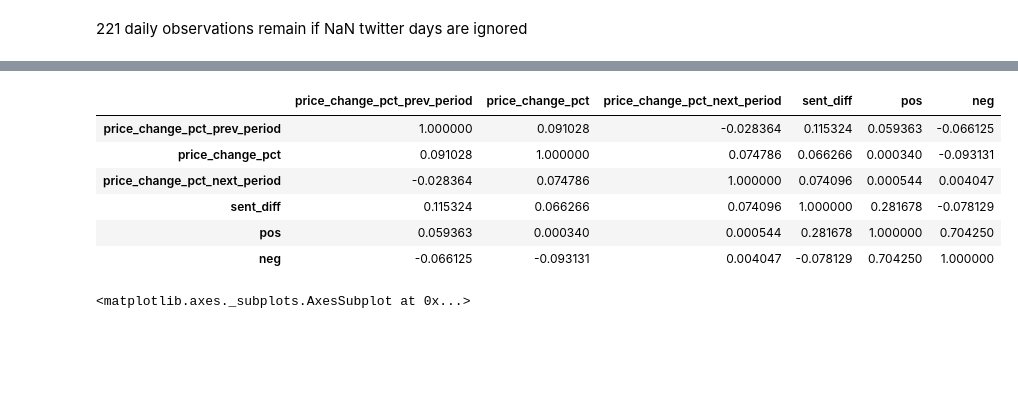
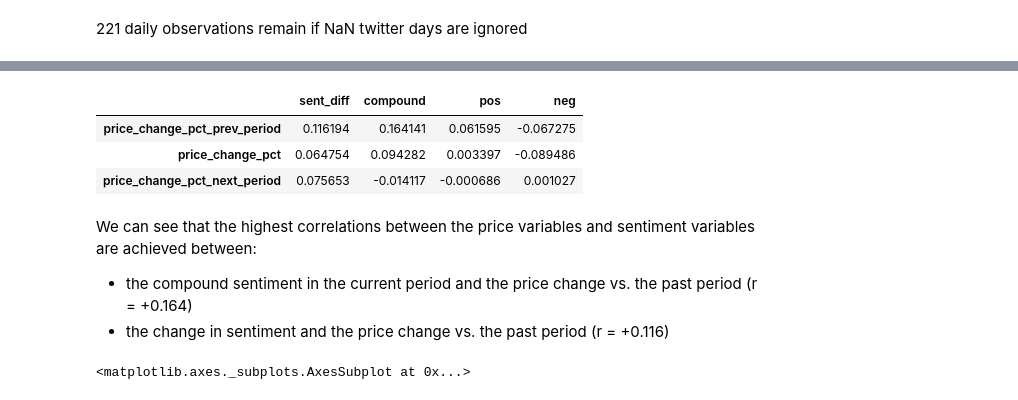
Before and after one commit to Liam-O/Data620, a Jupyter notebook: FinalProject/getting_btc_price.ipynb, the cells around one changed output, grey strips where cells are left out. Saved outputs shown, nothing was run; the diff lists cells and outputs as text; code cells hidden in the pictures; blank space fills up the shorter version.

```diff
--- a/FinalProject/getting_btc_price.ipynb
+++ b/FinalProject/getting_btc_price.ipynb
@@ -57,7 +51,7 @@ import matplotlib.pyplot as plt
 # btc.to_pickle("processed_data/bitstampUSD_processed_2017.p")
 # %%
 #Changed file extension form .p to .pkl --> Liam
-processed_path = "processed_data/bitstampUSD_processed_2017.pkl"
+processed_path = "processed_data/bitstampUSD_processed_2017.p"
 btc = pd.read_pickle(processed_path)
 # %%
 btc.head()
@@ -501,14 +516,18 @@ plt.show()
 # %%
-btc_twt[["price_change_pct_prev_period","price_change_pct","price_change_pct_next_period",
-         twt_var,"pos","neg"]].corr()
+correlations = btc_twt[["price_change_pct_prev_period","price_change_pct","price_change_pct_next_period",
+         "sent_diff","compound","pos","neg"]].corr()
+
+correlations.iloc[0:3,3:]
 # %% [output]
-|  | price_change_pct_prev_period | price_change_pct | price_change_pct_next_period | sent_diff | pos | neg |
-| price_change_pct_prev_period | 1.000000 | 0.091028 | -0.028364 | 0.115324 | 0.059363 | -0.066125 |
-| price_change_pct | 0.091028 | 1.000000 | 0.074786 | 0.066266 | 0.000340 | -0.093131 |
-| price_change_pct_next_period | -0.028364 | 0.074786 | 1.000000 | 0.074096 | 0.000544 | 0.004047 |
-| sent_diff | 0.115324 | 0.066266 | 0.074096 | 1.000000 | 0.281678 | -0.078129 |
-| pos | 0.059363 | 0.000340 | 0.000544 | 0.281678 | 1.000000 | 0.704250 |
-| neg | -0.066125 | -0.093131 | 0.004047 | -0.078129 | 0.704250 | 1.000000 |
+|  | sent_diff | compound | pos | neg |
+| price_change_pct_prev_period | 0.116194 | 0.164141 | 0.061595 | -0.067275 |
+| price_change_pct | 0.064754 | 0.094282 | 0.003397 | -0.089486 |
+| price_change_pct_next_period | 0.075653 | -0.014117 | -0.000686 | 0.001027 |
+# %% [markdown]
+We can see that the highest correlations between the price variables and sentiment variables are achieved between:
+
+* the compound sentiment in the current period and the price change vs. the past period (r = +0.164)
+* the change in sentiment and the price change vs. the past period (r = +0.116)
 # %%
 btc_twt.boxplot(column=twt_var,by='price_change_label',figsize=(6, 6))
 # %% [output]
```
Also changed, not shown: parts of 25 cells of this notebook.
